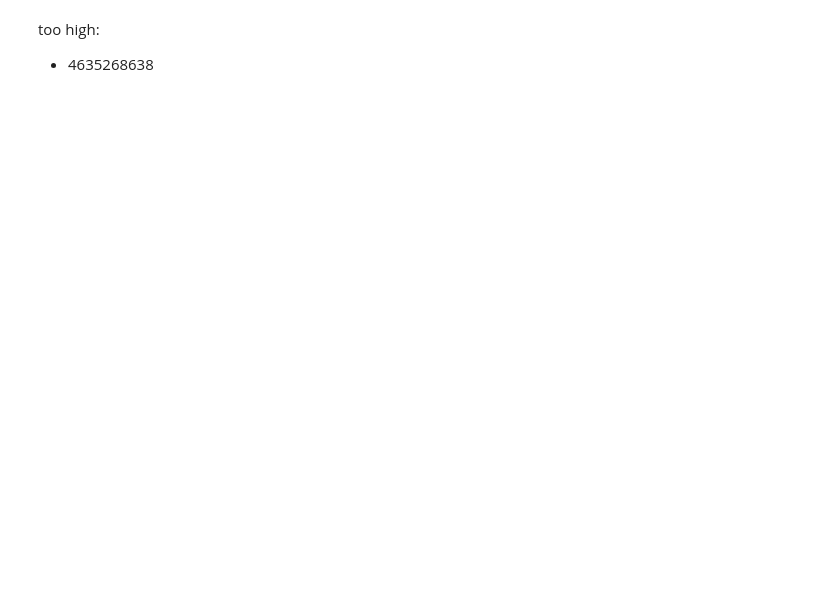
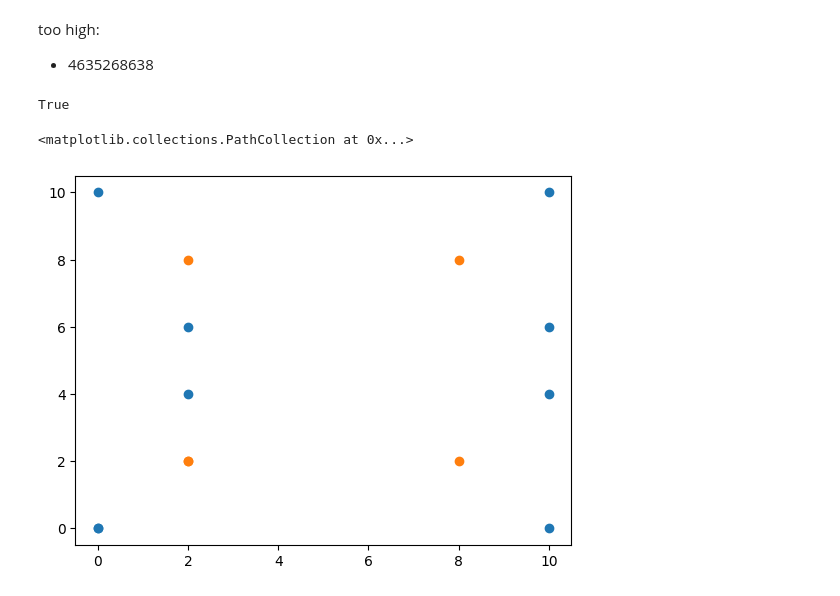
Before and after one commit to Fris-been/AdventOfCode, a Jupyter notebook: 2025/Day 09/Day 9.ipynb, the cells around one changed output. Saved outputs shown, nothing was run; the diff lists cells and outputs as text; code cells hidden in the pictures; blank space fills up the shorter version.

```diff
--- a/2025/Day 09/Day 9.ipynb
+++ b/2025/Day 09/Day 9.ipynb
@@ -240,3 +218,40 @@ rect points: [[ 2  1]
 # %% [markdown]
 too high:
  - 4635268638
+# %%
+path1 = [
+	[0, 0],
+	[0, 10],
+	[10, 10],
+	[10, 6],
+	[2, 6],
+	[2, 4],
+	[10, 4],
+	[10, 0],
+	[0, 0]
+]
+m1 = mpath.Path(path1)
+
+path2 = [
+	[2, 2],
+	[8, 2],
+	[8, 8],
+	[2, 8],
+	[2, 2]
+]
+m2 = mpath.Path(path2)
+
+print(m1.contains_path(m2, transform=None))
+
+plt.scatter(
+	[x[0] for x in path1],
+	[x[1] for x in path1]
+)
+plt.scatter(
+	[x[0] for x in path2],
+	[x[1] for x in path2]
+)
+# %% [output]
+True
+<matplotlib.collections.PathCollection at 0x...>
+[figure, added]
```
Also changed, not shown: parts of 3 cells of this notebook.
